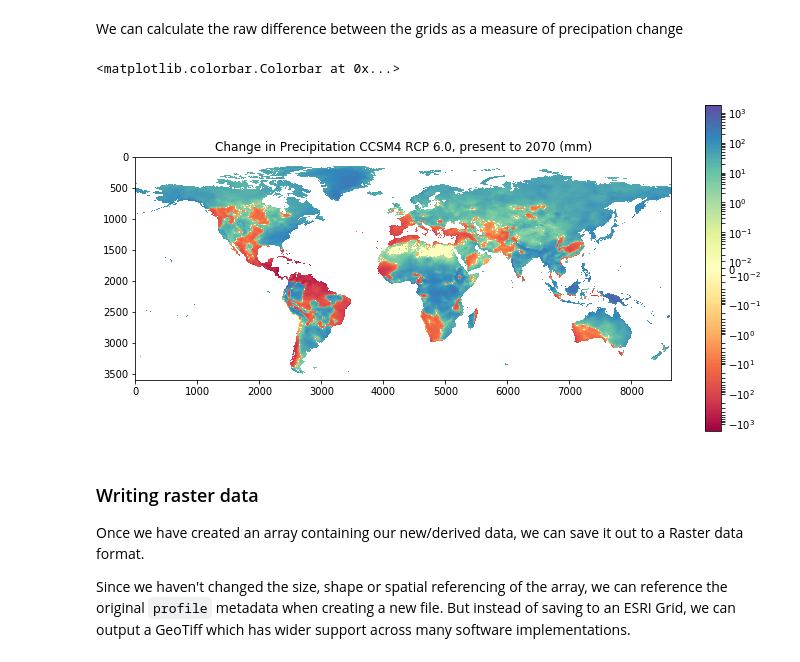
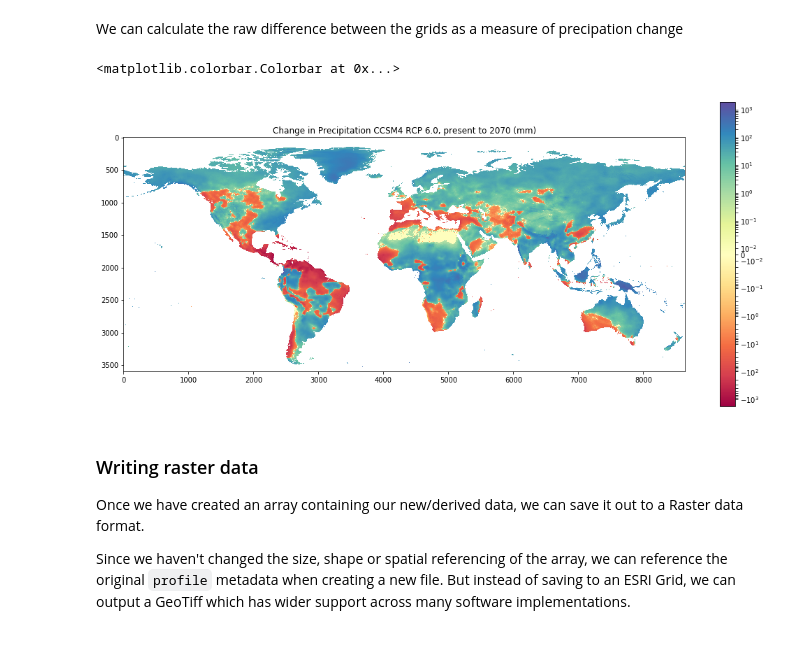
Before and after one commit to perrygeo/notebooks, a Jupyter notebook: Python-Geospatial-Tutorial.ipynb, the cells around one changed output. Cells and saved outputs as stored; diff of their text form; code cells hidden in the pictures.

```diff
--- a/Python-Geospatial-Tutorial.ipynb
+++ b/Python-Geospatial-Tutorial.ipynb
@@ -378,13 +358,13 @@ We can calculate the raw difference between the grids as a measure of precipatio
 change_precip = future_precip - current_precip
 # %%
 # plot
-figure(figsize = (12,6))
+figure(figsize = (18,8))
 imshow(change_precip, cmap='Spectral', norm=SymLogNorm(linthresh=0.03))
 title('Change in Precipitation CCSM4 RCP 6.0, present to 2070 (mm)')
 colorbar()
 # %% [output]
 <matplotlib.colorbar.Colorbar at 0x...>
-[figure, old version]
+[figure, new version]
 # %% [markdown]
 ### Writing raster data
 
```
Also changed, not shown: parts of 19 cells of this notebook.
